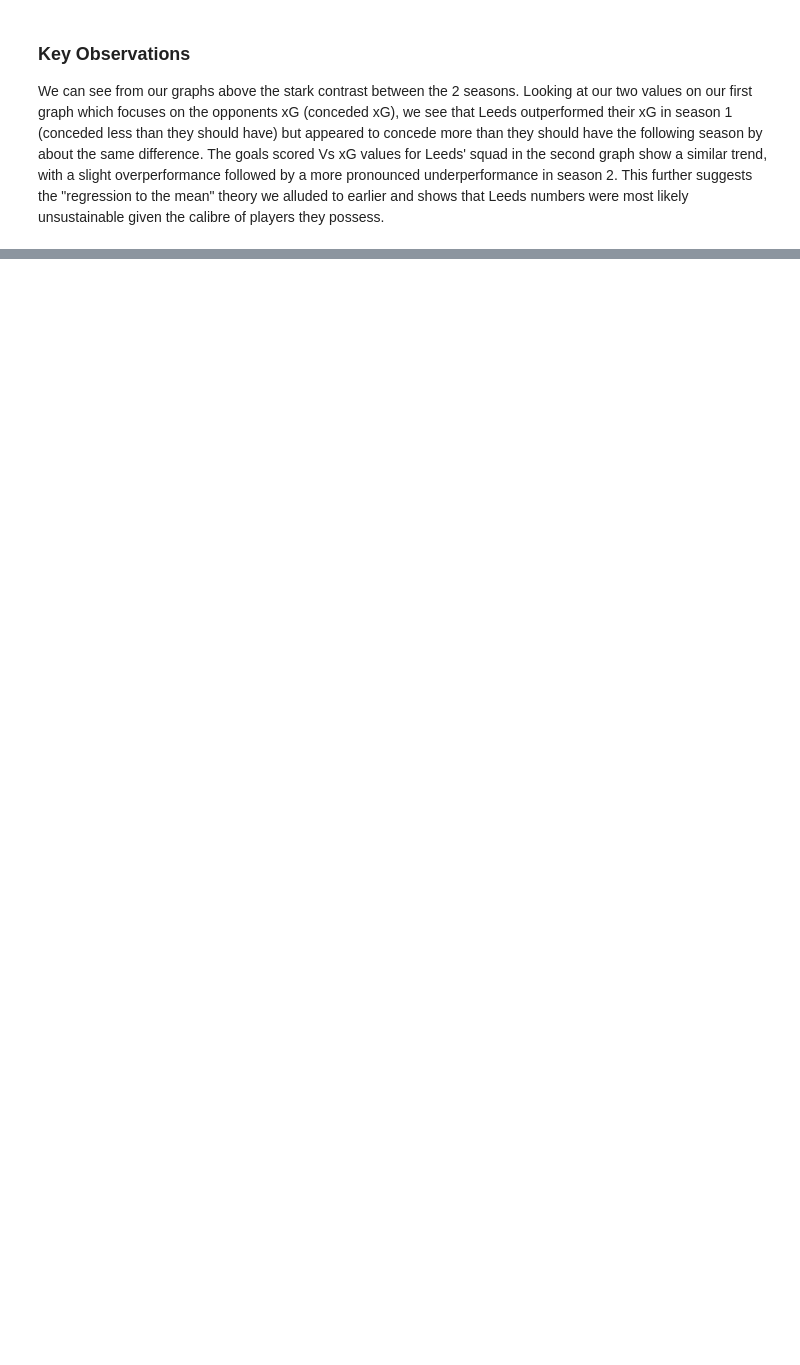
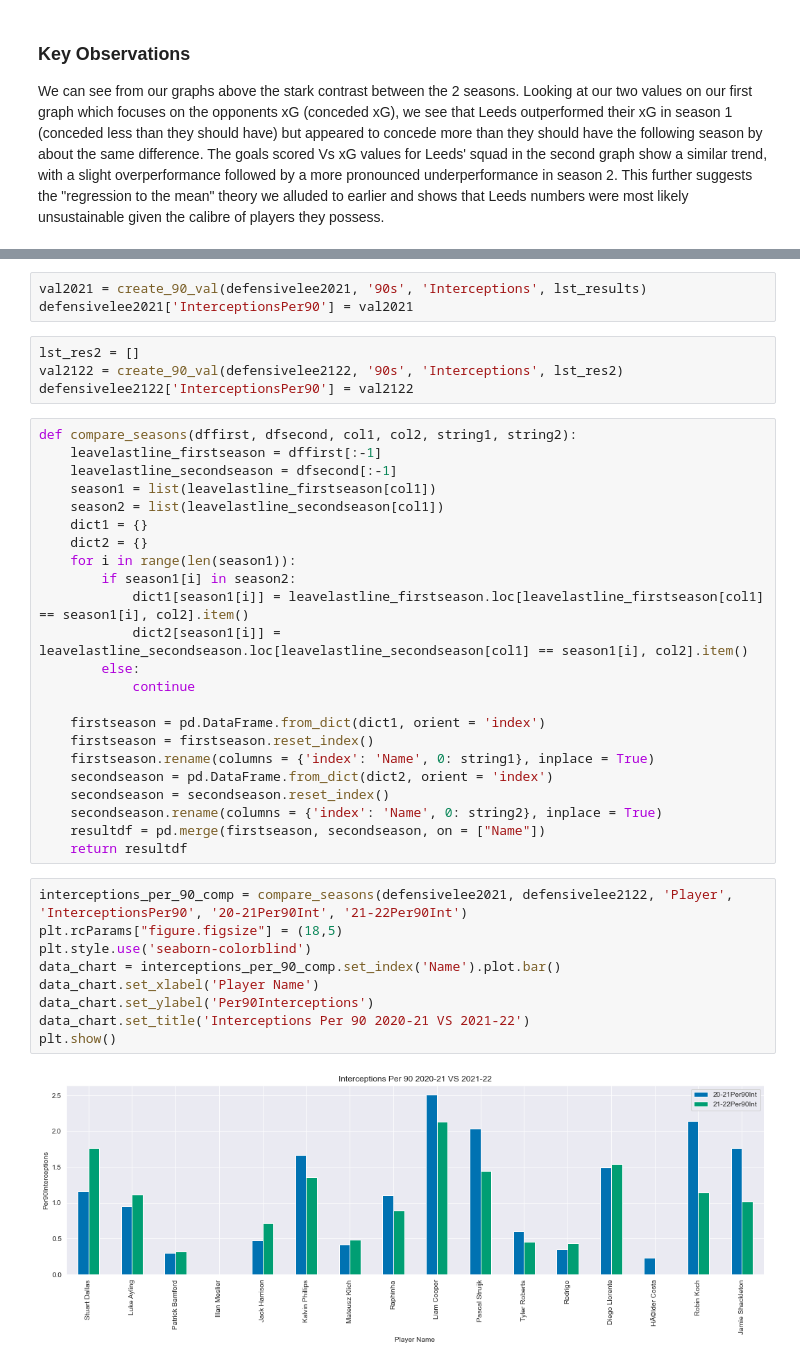
Before and after one commit to kiansweeney11/xg-data-analysis, a Jupyter notebook: leeds-comparison.ipynb, the cells around one changed output, grey strips where cells are left out. Saved outputs shown, nothing was run; the diff lists cells and outputs as text; blank space fills up the shorter version.

Commit message:
more-comp

```diff
--- a/leeds-comparison.ipynb
+++ b/leeds-comparison.ipynb
@@ -623,0 +646,41 @@ What stands out immediately is Leeds' key attacking players such as Rodrigo, Rap
+# %%
+val2021 = create_90_val(defensivelee2021, '90s', 'Interceptions', lst_results)
+defensivelee2021['InterceptionsPer90'] = val2021
+# %%
+lst_res2 = []
+val2122 = create_90_val(defensivelee2122, '90s', 'Interceptions', lst_res2)
+defensivelee2122['InterceptionsPer90'] = val2122
+# %%
+def compare_seasons(dffirst, dfsecond, col1, col2, string1, string2):
+    leavelastline_firstseason = dffirst[:-1]
+    leavelastline_secondseason = dfsecond[:-1]
+    season1 = list(leavelastline_firstseason[col1])
+    season2 = list(leavelastline_secondseason[col1])
+    dict1 = {}
+    dict2 = {}
+    for i in range(len(season1)):
+        if season1[i] in season2:
+            dict1[season1[i]] = leavelastline_firstseason.loc[leavelastline_firstseason[col1] == season1[i], col2].item()
+            dict2[season1[i]] = leavelastline_secondseason.loc[leavelastline_secondseason[col1] == season1[i], col2].item()
+        else:
+            continue
+
+    firstseason = pd.DataFrame.from_dict(dict1, orient = 'index')
+    firstseason = firstseason.reset_index()
+    firstseason.rename(columns = {'index': 'Name', 0: string1}, inplace = True)
+    secondseason = pd.DataFrame.from_dict(dict2, orient = 'index')
+    secondseason = secondseason.reset_index()
+    secondseason.rename(columns = {'index': 'Name', 0: string2}, inplace = True)
+    resultdf = pd.merge(firstseason, secondseason, on = ["Name"])
+    return resultdf
+# %%
+interceptions_per_90_comp = compare_seasons(defensivelee2021, defensivelee2122, 'Player', 'InterceptionsPer90', '20-21Per90Int', '21-22Per90Int')
+plt.rcParams["figure.figsize"] = (18,5)
+plt.style.use('seaborn-colorblind')
+data_chart = interceptions_per_90_comp.set_index('Name').plot.bar()
+data_chart.set_xlabel('Player Name')
+data_chart.set_ylabel('Per90Interceptions')
+data_chart.set_title('Interceptions Per 90 2020-21 VS 2021-22')
+plt.show()
+# %% [output]
+[figure, added]
```
Also changed, not shown: parts of 37 cells of this notebook, 1 other file.
